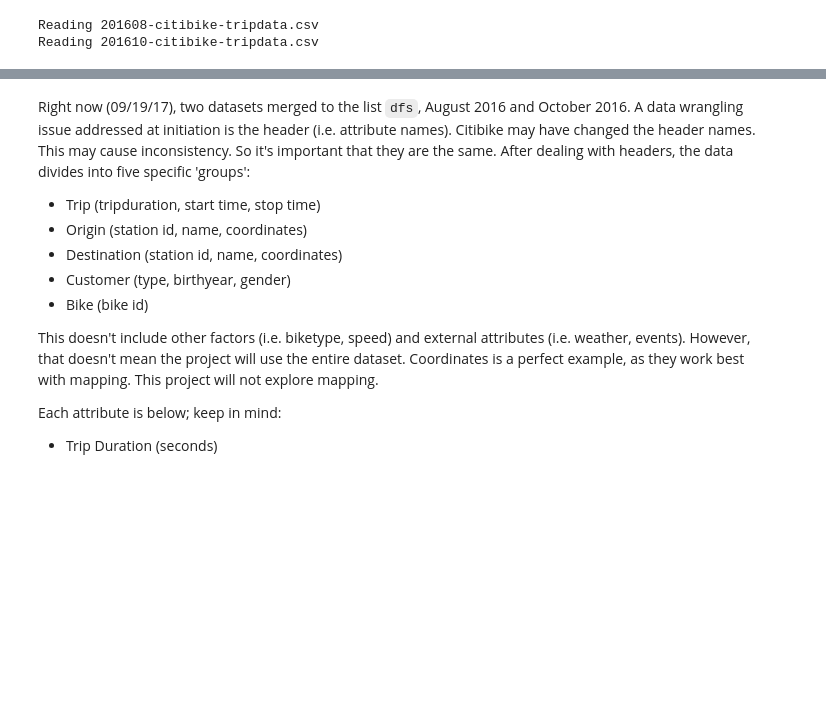
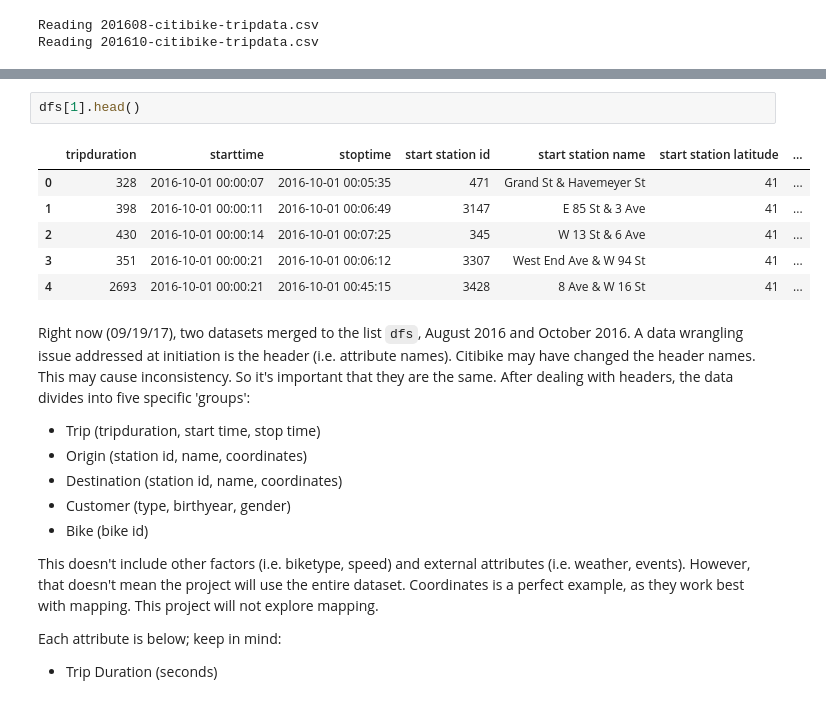
Before and after one commit to advanit/sb-capstone1, a Jupyter notebook: report.ipynb, the cells around one changed output, grey strips where cells are left out. Cells and saved outputs as stored; diff of their text form; blank space fills up the shorter version.

```diff
--- a/report.ipynb
+++ b/report.ipynb
@@ -43,6 +46,15 @@ dfs[0].head()
 | 2 | 278 | 8/1/2016 00:02:10 | 8/1/2016 00:06:49 | 539 | Metropolitan Ave & Bedford Ave | 41 | ... |
 | 3 | 862 | 8/1/2016 00:02:13 | 8/1/2016 00:16:36 | 280 | E 10 St & 5 Ave | 41 | ... |
 | 4 | 407 | 8/1/2016 00:02:21 | 8/1/2016 00:09:09 | 161 | LaGuardia Pl & W 3 St | 41 | ... |
+# %%
+dfs[1].head()
+# %% [output]
+|  | tripduration | starttime | stoptime | start station id | start station name | start station latitude | ... |
+| 0 | 328 | 2016-10-01 00:00:07 | 2016-10-01 00:05:35 | 471 | Grand St & Havemeyer St | 41 | ... |
+| 1 | 398 | 2016-10-01 00:00:11 | 2016-10-01 00:06:49 | 3147 | E 85 St & 3 Ave | 41 | ... |
+| 2 | 430 | 2016-10-01 00:00:14 | 2016-10-01 00:07:25 | 345 | W 13 St & 6 Ave | 41 | ... |
+| 3 | 351 | 2016-10-01 00:00:21 | 2016-10-01 00:06:12 | 3307 | West End Ave & W 94 St | 41 | ... |
+| 4 | 2693 | 2016-10-01 00:00:21 | 2016-10-01 00:45:15 | 3428 | 8 Ave & W 16 St | 41 | ... |
 # %% [markdown]
 Right now (09/19/17), two datasets merged to the list `dfs`, August 2016 and October 2016.  A data wrangling issue addressed at initiation is the header (i.e. attribute names).  Citibike may have changed the header names.  This may cause inconsistency.  So it's important that they are the same.  After dealing with headers, the data divides into five specific 'groups':
 
```
Also changed, not shown: parts of 26 cells of this notebook.
